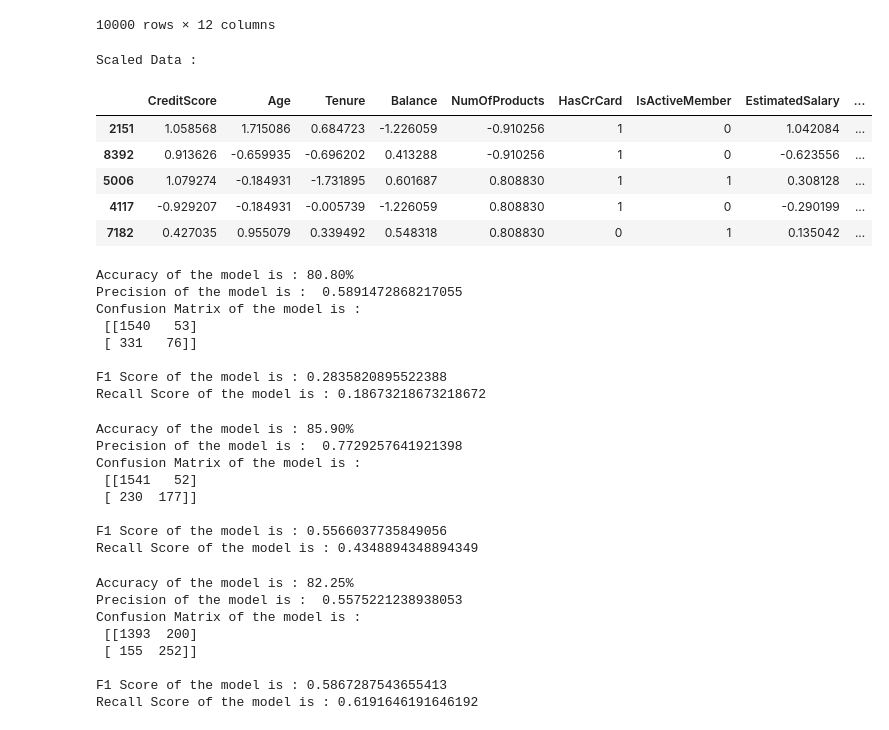
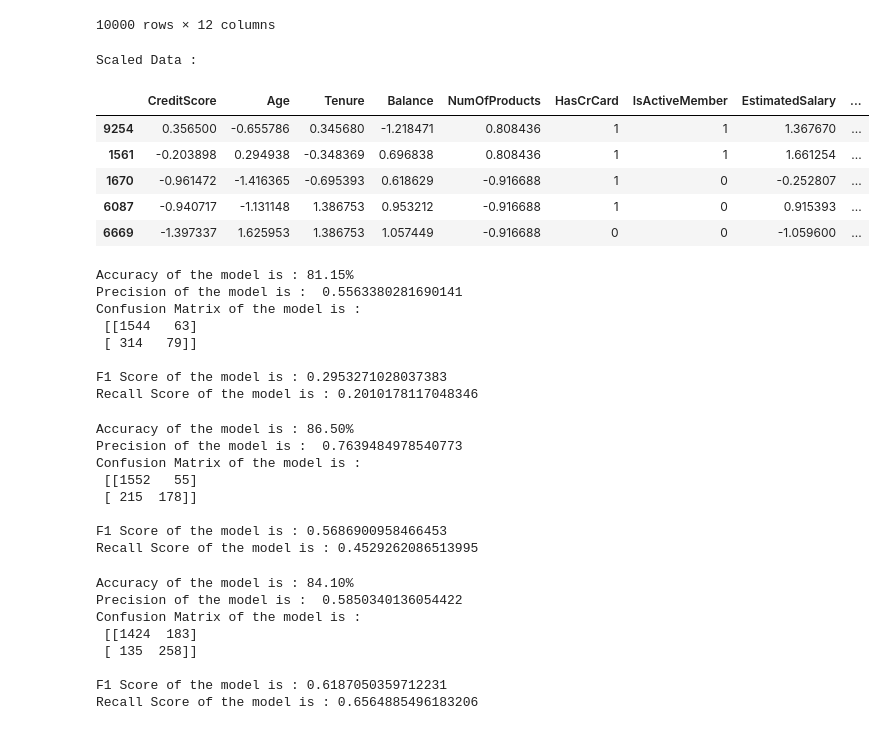
Before and after one commit to Sameer-ship-it/CODSOFT, a Jupyter notebook: TASK1.ipynb, the cells around one changed output. Drawn from its saved outputs; the diff is of its cells as text; code cells hidden in the pictures.

```diff
--- a/TASK1.ipynb
+++ b/TASK1.ipynb
@@ -108,38 +108,38 @@ The Dataset After Encoding :
 # %%
 #spliting
 
 from sklearn.model_selection import train_test_split
 from sklearn.preprocessing import StandardScaler
 
 
 X = Encoded_df.drop(['Exited'], axis=1)
 y = Encoded_df['Exited']
 
 
-X_train, X_test, y_train, y_test = train_test_split( X, y, test_size=0.2, random_state=42, stratify=y)
+X_train, X_test, y_train, y_test = train_test_split( X, y, test_size=0.2, random_state=42)
 
 
 #Scaling
 numerical_columns = ['CreditScore', 'Age', 'Tenure', 'Balance', 'NumOfProducts', 'EstimatedSalary']
 
 
 scaler = StandardScaler()
 
 X_train[numerical_columns] = scaler.fit_transform(X_train[numerical_columns])
 
 X_test[numerical_columns] = scaler.transform(X_test[numerical_columns])
 
 
 print("\nScaled Data :")
 display(X_train.head())
 # %% [output]
 Scaled Data :
 |  | CreditScore | Age | Tenure | Balance | NumOfProducts | HasCrCard | IsActiveMember | EstimatedSalary | ... |
-| 2151 | 1.058568 | 1.715086 | 0.684723 | -1.226059 | -0.910256 | 1 | 0 | 1.042084 | ... |
-| 8392 | 0.913626 | -0.659935 | -0.696202 | 0.413288 | -0.910256 | 1 | 0 | -0.623556 | ... |
-| 5006 | 1.079274 | -0.184931 | -1.731895 | 0.601687 | 0.808830 | 1 | 1 | 0.308128 | ... |
-| 4117 | -0.929207 | -0.184931 | -0.005739 | -1.226059 | 0.808830 | 1 | 0 | -0.290199 | ... |
-| 7182 | 0.427035 | 0.955079 | 0.339492 | 0.548318 | 0.808830 | 0 | 1 | 0.135042 | ... |
+| 9254 | 0.356500 | -0.655786 | 0.345680 | -1.218471 | 0.808436 | 1 | 1 | 1.367670 | ... |
+| 1561 | -0.203898 | 0.294938 | -0.348369 | 0.696838 | 0.808436 | 1 | 1 | 1.661254 | ... |
+| 1670 | -0.961472 | -1.416365 | -0.695393 | 0.618629 | -0.916688 | 1 | 0 | -0.252807 | ... |
+| 6087 | -0.940717 | -1.131148 | 1.386753 | 0.953212 | -0.916688 | 1 | 0 | 0.915393 | ... |
+| 6669 | -1.397337 | 1.625953 | 1.386753 | 1.057449 | -0.916688 | 0 | 0 | -1.059600 | ... |
 # %%
 #Implemnting LogisticeRegression for predicting output
 
@@ -164,14 +164,14 @@ print("Confusion Matrix of the model is :\n" , confusion)
 print("\nF1 Score of the model is :",f1)          #ideal >0.70
 print("Recall Score of the model is :" , recall)  #Recall Ideal if  > 0.75
 # %% [output]
-Accuracy of the model is : 80.80%
-Precision of the model is :  0.5891472868217055
+Accuracy of the model is : 81.15%
+Precision of the model is :  0.5563380281690141
 Confusion Matrix of the model is :
- [[1540   53]
- [ 331   76]]
+ [[1544   63]
+ [ 314   79]]
 
-F1 Score of the model is : 0.2835820895522388
-Recall Score of the model is : 0.18673218673218672
+F1 Score of the model is : 0.2953271028037383
+Recall Score of the model is : 0.2010178117048346
 # %%
 #For more perfection implementing Random Forest Classifier
 
@@ -194,14 +194,14 @@ print("Confusion Matrix of the model is :\n" , confusion)
 print("\nF1 Score of the model is :",f1)          #ideal >0.70
 print("Recall Score of the model is :" , recall)  #Recall Ideal if  > 0.75
 # %% [output]
-Accuracy of the model is : 85.90%
-Precision of the model is :  0.7729257641921398
+Accuracy of the model is : 86.50%
+Precision of the model is :  0.7639484978540773
 Confusion Matrix of the model is :
- [[1541   52]
- [ 230  177]]
+ [[1552   55]
+ [ 215  178]]
 
-F1 Score of the model is : 0.5566037735849056
-Recall Score of the model is : 0.4348894348894349
+F1 Score of the model is : 0.5686900958466453
+Recall Score of the model is : 0.4529262086513995
 # %%
 import numpy as np
 import xgboost as xgb
@@ -230,12 +230,12 @@ print("Confusion Matrix of the model is :\n" , confusion)
 print("\nF1 Score of the model is :",f1)          #ideal >0.70
 print("Recall Score of the model is :" , recall)  #Recall Ideal if  > 0.75
 # %% [output]
-Accuracy of the model is : 82.25%
-Precision of the model is :  0.5575221238938053
+Accuracy of the model is : 84.10%
+Precision of the model is :  0.5850340136054422
 Confusion Matrix of the model is :
- [[1393  200]
- [ 155  252]]
+ [[1424  183]
+ [ 135  258]]
 
-F1 Score of the model is : 0.5867287543655413
-Recall Score of the model is : 0.6191646191646192
+F1 Score of the model is : 0.6187050359712231
+Recall Score of the model is : 0.6564885496183206
 # %%
```
Also changed, not shown: parts of 2 cells of this notebook, 2 other files.
